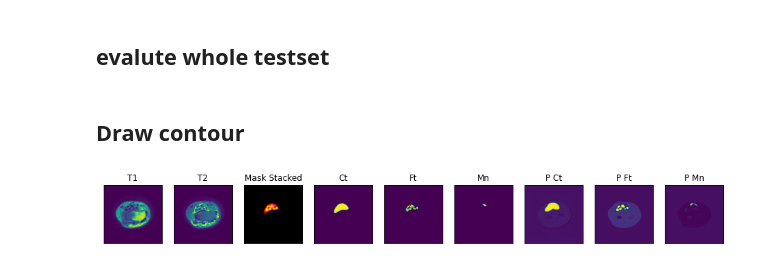
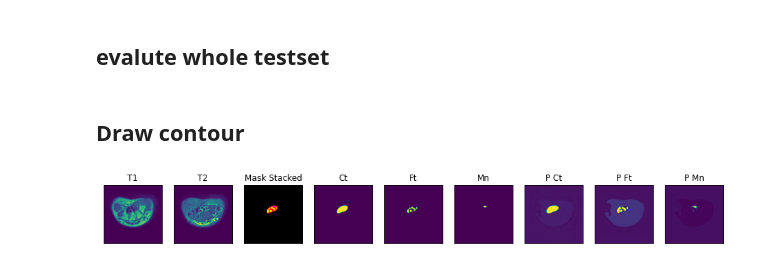
Before and after one commit to jefffang19/image_processing_final, a Jupyter notebook: train.ipynb, the cells around one changed output. Saved outputs shown, nothing was run; the diff lists cells and outputs as text; code cells hidden in the pictures.

```diff
--- a/train.ipynb
+++ b/train.ipynb
@@ -2633,3 +2642,10 @@ for i in range(5):
 [figure]
 # %% [markdown]
 ## load trained model
+# %%
+DEVICE = 'cpu'
+if torch.cuda.is_available():
+  print('using gpu')
+  DEVICE = "cuda:0"
+else:
+  print('using cpu')
@@ -2637,4 +2655,6 @@ for i in range(5):
 load_model_path = F"/content/gdrive/My Drive/ip_final/fold4_best_model.pth"
 # %%
 model = smp.UnetPlusPlus(encoder_weights=None, in_channels=2, classes=3, activation='sigmoid')
-model.load_state_dict(torch.load(load_model_path, map_location='cpu'))
+model.load_state_dict(torch.load(load_model_path, map_location=DEVICE))
+if torch.cuda.is_available():
+  model.cuda()
@@ -2975,39 +2998,41 @@ testset = Dataset(
     testset_path,
 )
 # %%
-x, y = testset[8]
+x, y = testset[4]
 # pad to three dimension so we can use transform
 _x = np.stack((x[...,0], x[...,1], np.zeros((x.shape[0], x.shape[1]), dtype=np.float32)), axis=2)
 # convert to tensor
 image_tensor = transform(_x)
 # take the first two images
 image_tensor = image_tensor[0:2]
 # make batch size == 1
 image_tensor = image_tensor.unsqueeze(0)
 # cast to float
 image_tensor = image_tensor.float()
+if torch.cuda.is_available():
+  image_tensor = image_tensor.cuda()
 # fit model
 model.eval()
 pred = model(image_tensor)
 # convert tensor to numpy
 np_pred = pred.detach().cpu().numpy().squeeze()
 # switch axis
 np_pred = np.transpose(np_pred, (1, 2, 0))
 
 # visual input data and mask and predict result
 visualize(
     t1=x[...,0],
     t2=x[...,1],
     mask_stacked=y,
     ct=y[...,0],
     ft=y[...,1],
     mn=y[...,2],
     p_ct=np_pred[..., 0],
     p_ft=np_pred[..., 1],
     p_mn=np_pred[..., 2],
 )
 # %% [output]
-[figure, old version]
+[figure, new version]
 # %%
 ct = (np_pred[..., 0] * 255).astype(np.uint8)
 ft = (np_pred[..., 1] * 255).astype(np.uint8)
```
Also changed, not shown: parts of 20 cells of this notebook.
